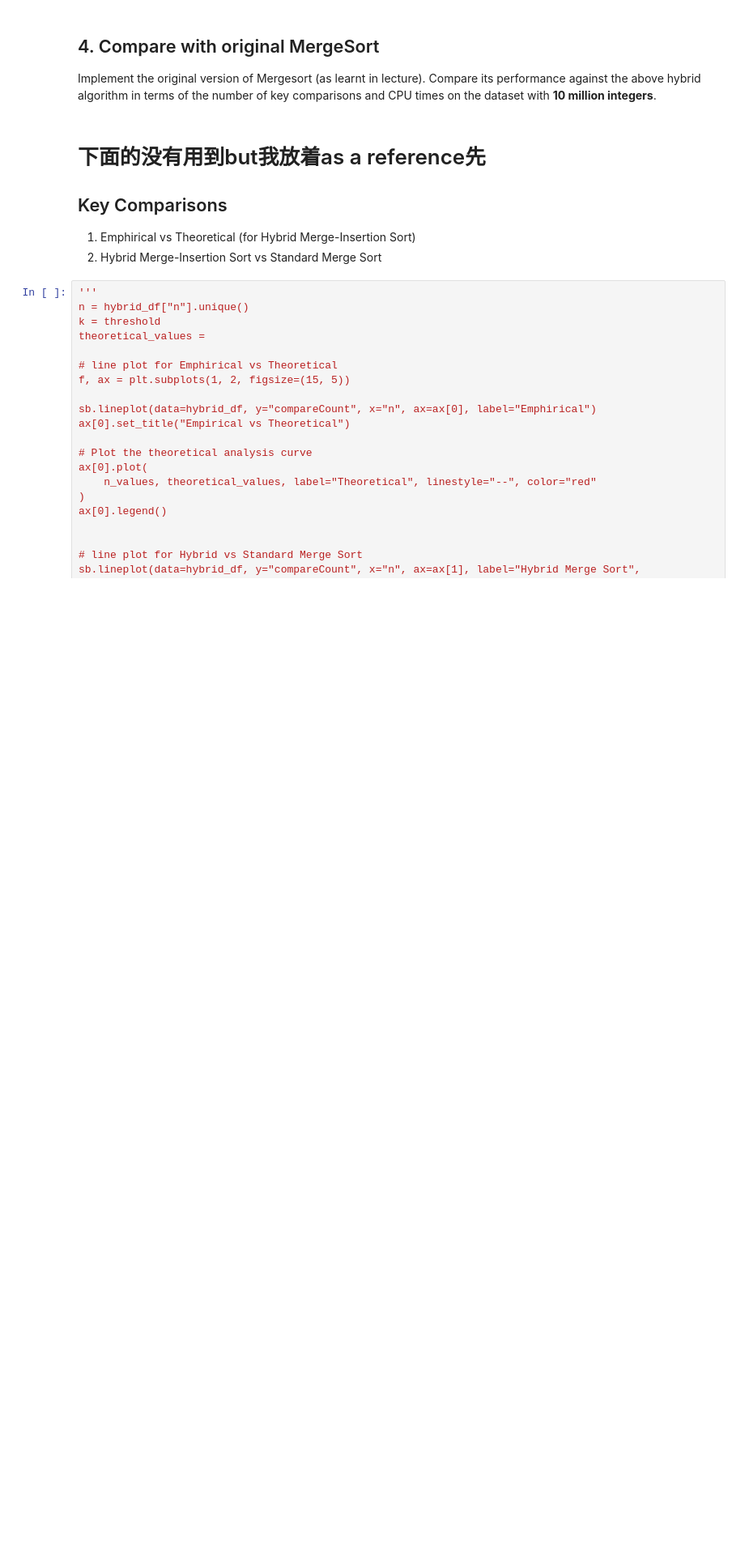
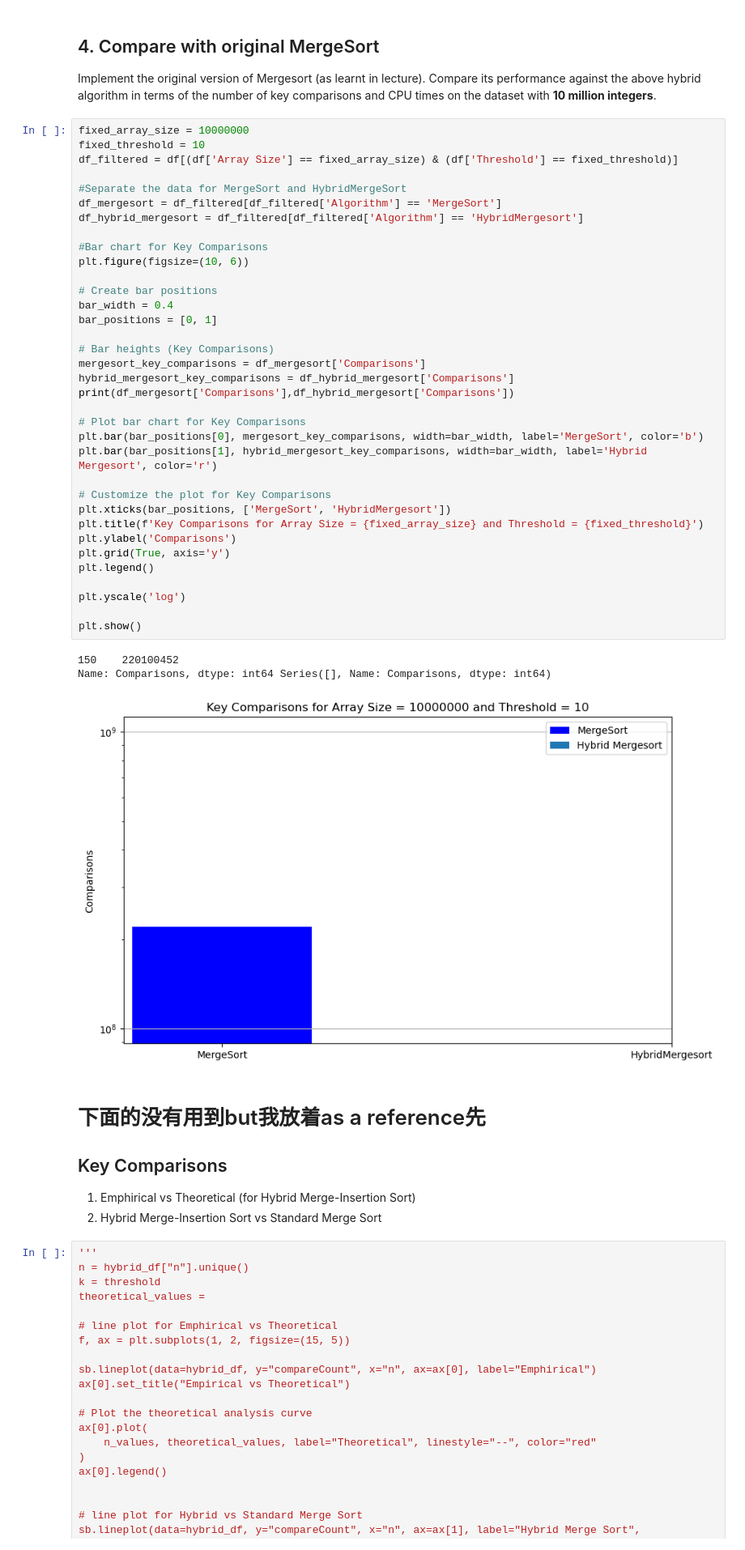
Before and after one commit to ChoWei0310/SC2001-Algorithm-Design, a Jupyter notebook: Plot Graph.ipynb, the cells around one changed output. Shown at 81% size. Cells and saved outputs as stored; diff of their text form; blank space fills up the shorter version.

```diff
--- a/Plot Graph.ipynb
+++ b/Plot Graph.ipynb
@@ -195,6 +209,45 @@ plt.show()
 ## 4. Compare with original MergeSort
 Implement the original version of Mergesort (as learnt in lecture). Compare its performance against the above
 hybrid algorithm in terms of the number of key comparisons and CPU times on the dataset with <b>10 million integers</b>.
+# %%
+fixed_array_size = 10000000
+fixed_threshold = 10
+df_filtered = df[(df['Array Size'] == fixed_array_size) & (df['Threshold'] == fixed_threshold)]
+
+#Separate the data for MergeSort and HybridMergeSort
+df_mergesort = df_filtered[df_filtered['Algorithm'] == 'MergeSort']
+df_hybrid_mergesort = df_filtered[df_filtered['Algorithm'] == 'HybridMergesort']
+
+#Bar chart for Key Comparisons
+plt.figure(figsize=(10, 6))
+
+# Create bar positions
+bar_width = 0.4
+bar_positions = [0, 1]
+
+# Bar heights (Key Comparisons)
+mergesort_key_comparisons = df_mergesort['Comparisons']
+hybrid_mergesort_key_comparisons = df_hybrid_mergesort['Comparisons']
+print(df_mergesort['Comparisons'],df_hybrid_mergesort['Comparisons'])
+
+# Plot bar chart for Key Comparisons
+plt.bar(bar_positions[0], mergesort_key_comparisons, width=bar_width, label='MergeSort', color='b')
+plt.bar(bar_positions[1], hybrid_mergesort_key_comparisons, width=bar_width, label='Hybrid Mergesort', color='r')
+
+# Customize the plot for Key Comparisons
+plt.xticks(bar_positions, ['MergeSort', 'HybridMergesort'])
+plt.title(f'Key Comparisons for Array Size = {fixed_array_size} and Threshold = {fixed_threshold}')
+plt.ylabel('Comparisons')
+plt.grid(True, axis='y')
+plt.legend()
+
+plt.yscale('log')
+
+plt.show()
+# %% [output]
+150    220100452
+Name: Comparisons, dtype: int64 Series([], Name: Comparisons, dtype: int64)
+[figure, added]
 # %% [markdown]
 # 下面的没有用到but我放着as a reference先
 
```
Also changed, not shown: parts of 10 cells of this notebook.
